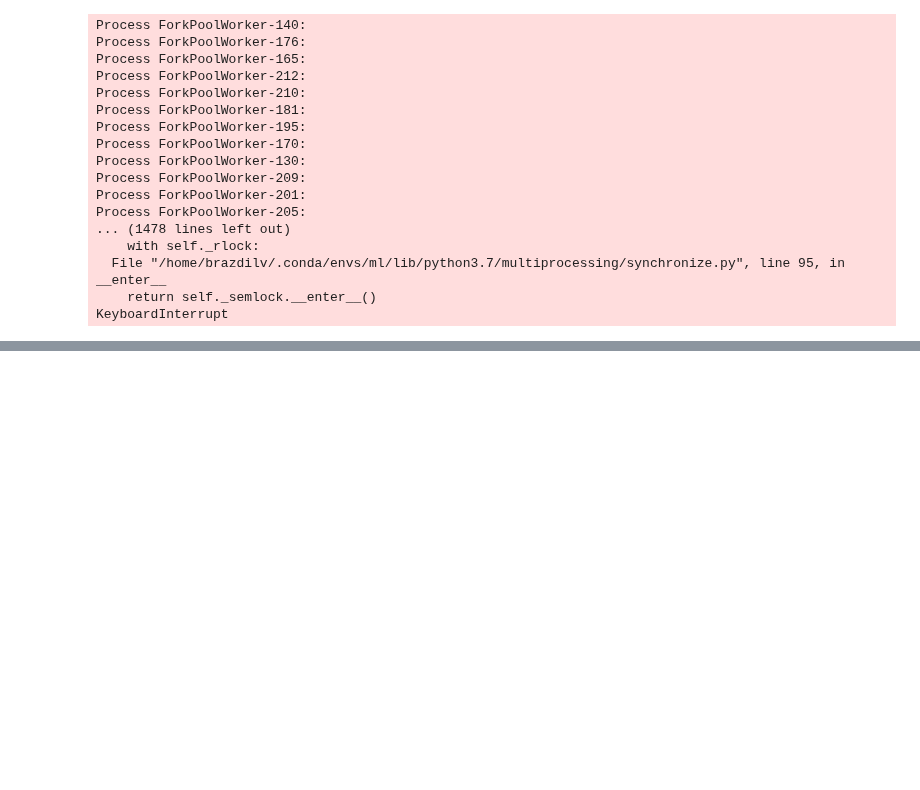
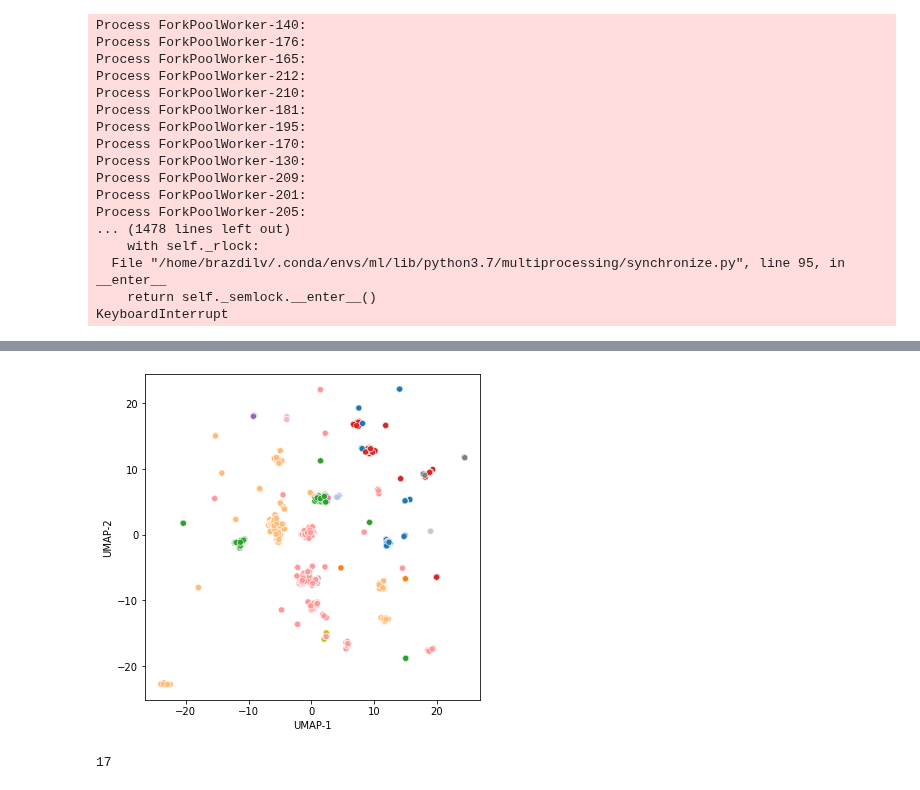
Before and after one commit to kvetab/di-pred, a Jupyter notebook: notebooks/experiments/data_split.ipynb, the cells around one changed output, grey strips where cells are left out. Cells and saved outputs as stored; diff of their text form; code cells hidden in the pictures; blank space fills up the shorter version.

Commit message:
Clustering for data split

```diff
--- a/notebooks/experiments/data_split.ipynb
+++ b/notebooks/experiments/data_split.ipynb
@@ -158,0 +417,8 @@ def cluster_sequences(dist_matrix, sequences):
+# %%
+def fit_umap(df, n_components=2, random_state=0, **kwargs):
+    reducer = umap.UMAP(n_components=n_components, random_state=random_state, metric='precomputed', **kwargs)
+    embedding = reducer.fit_transform(df)
+    return reducer, pd.DataFrame(embedding, columns=[f'UMAP-{i+1}' for i in range(n_components)], index=df.index)
+# %%
+vh_reducer, vh_umap = fit_umap(1-heavy_similarity, n_neighbors=10)
+vh_umap.head()
@@ -158,0 +432,28 @@ def cluster_sequences(dist_matrix, sequences):
+# %%
+def agglomerative_clustering(distance, linkage='complete', **kwargs):
+    clusters = AgglomerativeClustering(linkage=linkage, affinity='precomputed', **kwargs).fit(distance).labels_
+    return pd.Series(clusters+1, distance.index)
+# %%
+vh_clusters = agglomerative_clustering(
+    1-heavy_similarity,
+    n_clusters=None,
+    distance_threshold=0.4,
+    linkage='complete'
+)
+# %%
+fig, ax = plt.subplots(figsize=(6, 6))
+ax = sns.scatterplot(
+    data=vh_umap,
+    x='UMAP-1',
+    y='UMAP-2',
+    hue=vh_clusters,
+    palette='tab20',
+    ax=ax,
+    legend=False,
+)
+# %% [output]
+[figure, added]
+# %%
+vh_clusters.max()
+# %% [output]
+17
```
Also changed, not shown: parts of 55 cells of this notebook, 2 other files.
